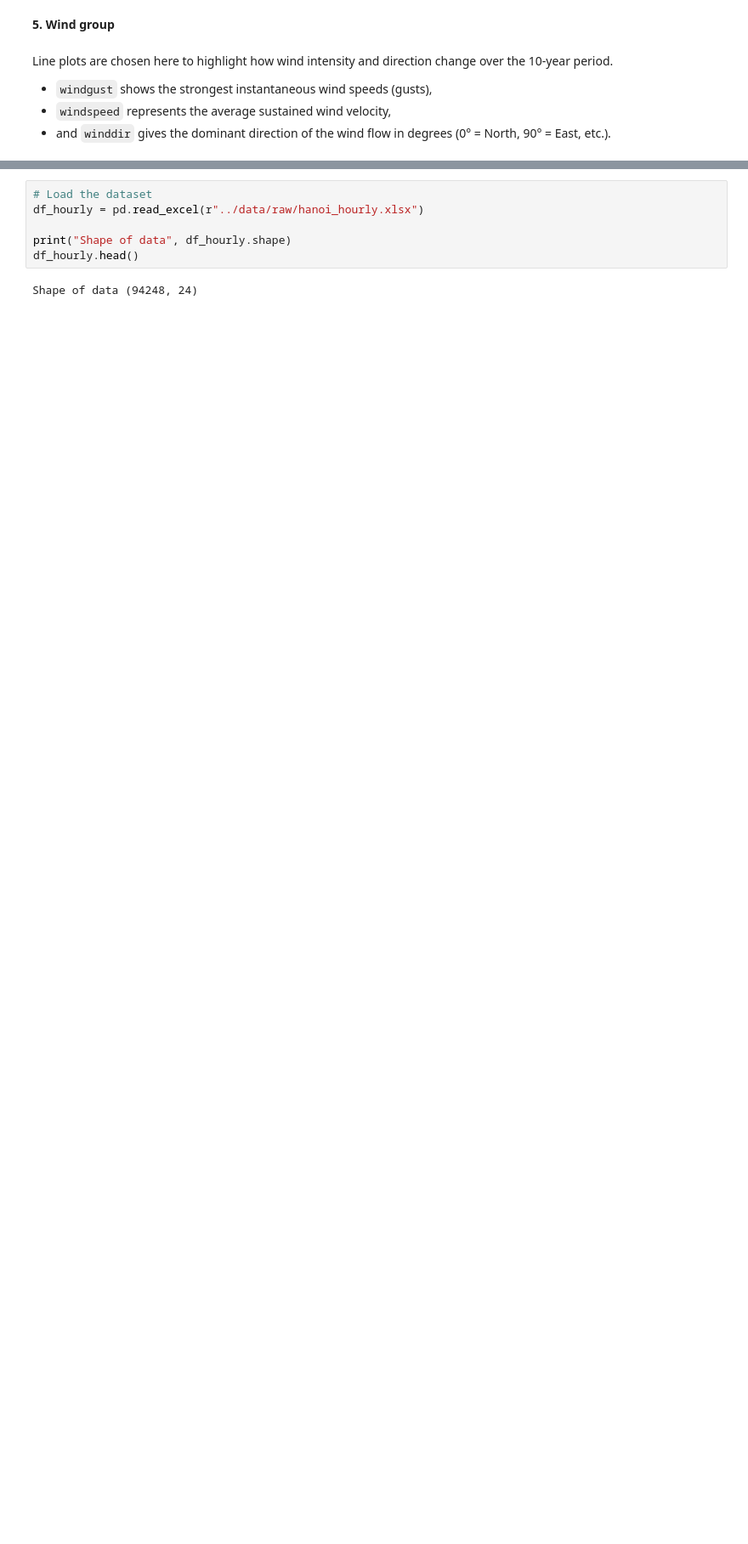
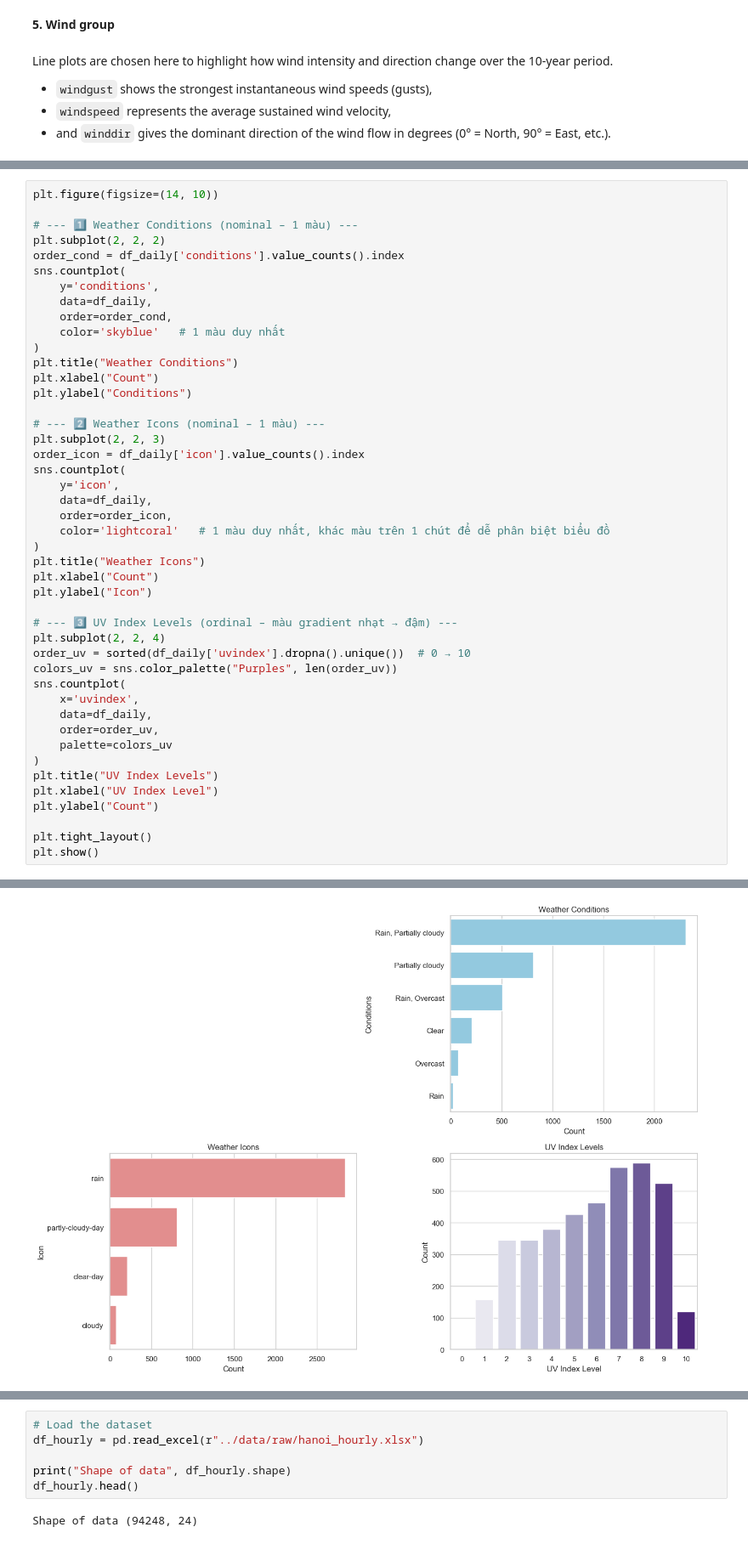
Before and after one commit to tungvoi38/Machine_Learning_Group_3, a Jupyter notebook: temperature_prediction_Hanoi/notebooks/01-data_understanding.ipynb, the cells around one changed output, grey strips where cells are left out. Shown at 85% size. Saved outputs shown, nothing was run; the diff lists cells and outputs as text; blank space fills up the shorter version.

```diff
--- a/temperature_prediction_Hanoi/notebooks/01-data_understanding.ipynb
+++ b/temperature_prediction_Hanoi/notebooks/01-data_understanding.ipynb
@@ -343,0 +451,46 @@ plt.show()
+# %%
+plt.figure(figsize=(14, 10))
+
+# --- 1️⃣ Weather Conditions (nominal – 1 màu) ---
+plt.subplot(2, 2, 2)
+order_cond = df_daily['conditions'].value_counts().index
+sns.countplot(
+    y='conditions',
+    data=df_daily,
+    order=order_cond,
+    color='skyblue'   # 1 màu duy nhất
+)
+plt.title("Weather Conditions")
+plt.xlabel("Count")
+plt.ylabel("Conditions")
+
+# --- 2️⃣ Weather Icons (nominal – 1 màu) ---
+plt.subplot(2, 2, 3)
+order_icon = df_daily['icon'].value_counts().index
+sns.countplot(
+    y='icon',
+    data=df_daily,
+    order=order_icon,
+    color='lightcoral'   # 1 màu duy nhất, khác màu trên 1 chút để dễ phân biệt biểu đồ
+)
+plt.title("Weather Icons")
+plt.xlabel("Count")
+plt.ylabel("Icon")
+
+# --- 3️⃣ UV Index Levels (ordinal – màu gradient nhạt → đậm) ---
+plt.subplot(2, 2, 4)
+order_uv = sorted(df_daily['uvindex'].dropna().unique())  # 0 → 10
+colors_uv = sns.color_palette("Purples", len(order_uv))
+sns.countplot(
+    x='uvindex',
+    data=df_daily,
+    order=order_uv,
+    palette=colors_uv
+)
+plt.title("UV Index Levels")
+plt.xlabel("UV Index Level")
+plt.ylabel("Count")
+
+plt.tight_layout()
+plt.show()
+# %% [output]
@@ -343,0 +500 @@ plt.show()
+[figure, added]
```
Also changed, not shown: parts of 25 cells of this notebook.
